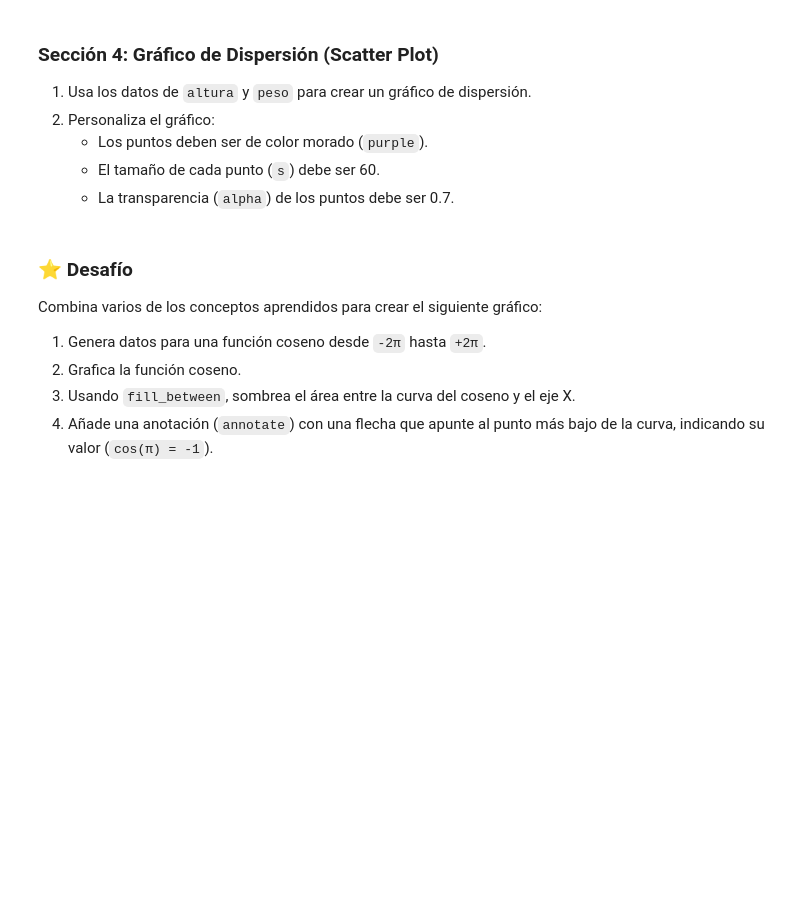
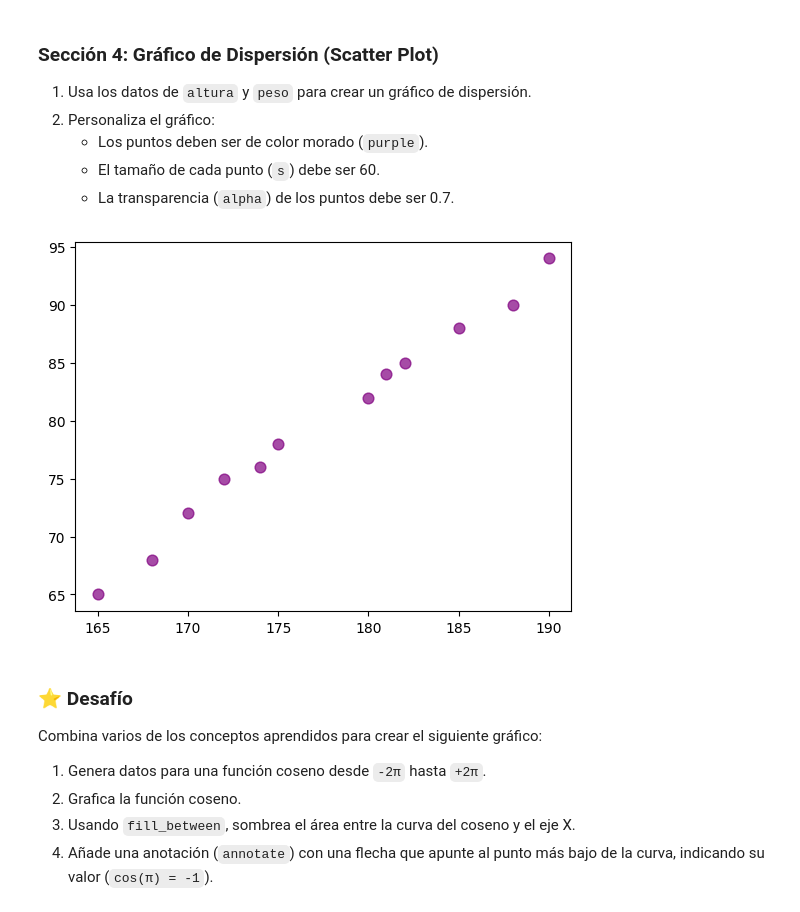
Before and after one commit to xisaach03/Practica_Numpy_1-, a Jupyter notebook: Numpy_Matplotlib_Exercises_Students.ipynb, the cells around one changed output. Cells and saved outputs as stored; diff of their text form; code cells hidden in the pictures; blank space fills up the shorter version.

```diff
--- a/Numpy_Matplotlib_Exercises_Students.ipynb
+++ b/Numpy_Matplotlib_Exercises_Students.ipynb
@@ -75,9 +109,13 @@ gastos = [2200, 2300, 2500, 2400, 2600, 2700, 2900, 2800, 2600, 2400, 2500, 2700
 # %%
 # Datos de ejemplo (altura en cm, peso en kg)
 altura = np.array([165, 170, 172, 175, 180, 182, 185, 188, 190, 168, 174, 181])
 peso = np.array([65, 72, 75, 78, 82, 85, 88, 90, 94, 68, 76, 84])
 
 # Espacio para tu respuesta de la Sección 4
+plt.scatter(altura, peso, color='purple', s=60, alpha=0.7)
+plt.show()
+# %% [output]
+[figure, added]
 # %% [markdown]
 ### ⭐ Desafío
 
```
Also changed, not shown: parts of 10 cells of this notebook.
